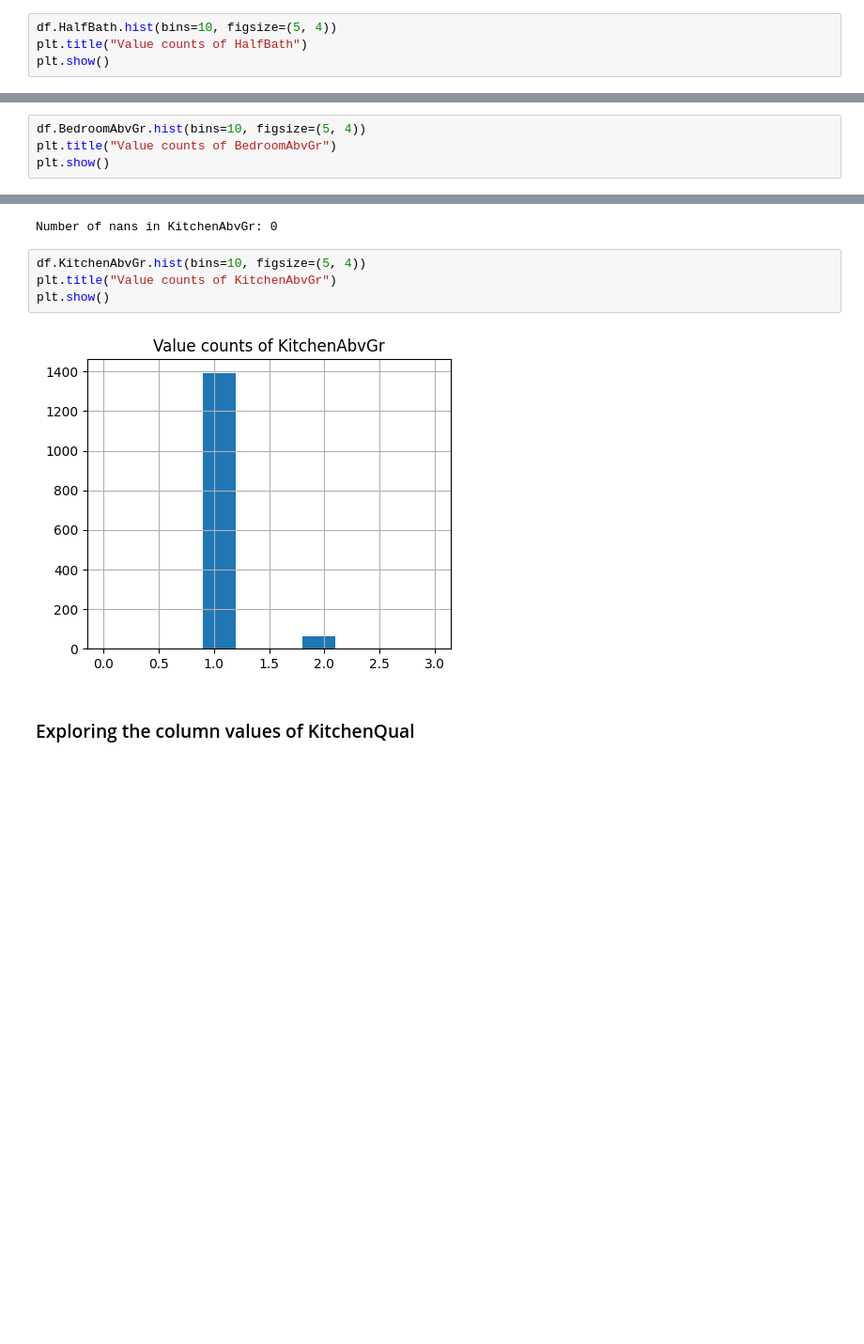
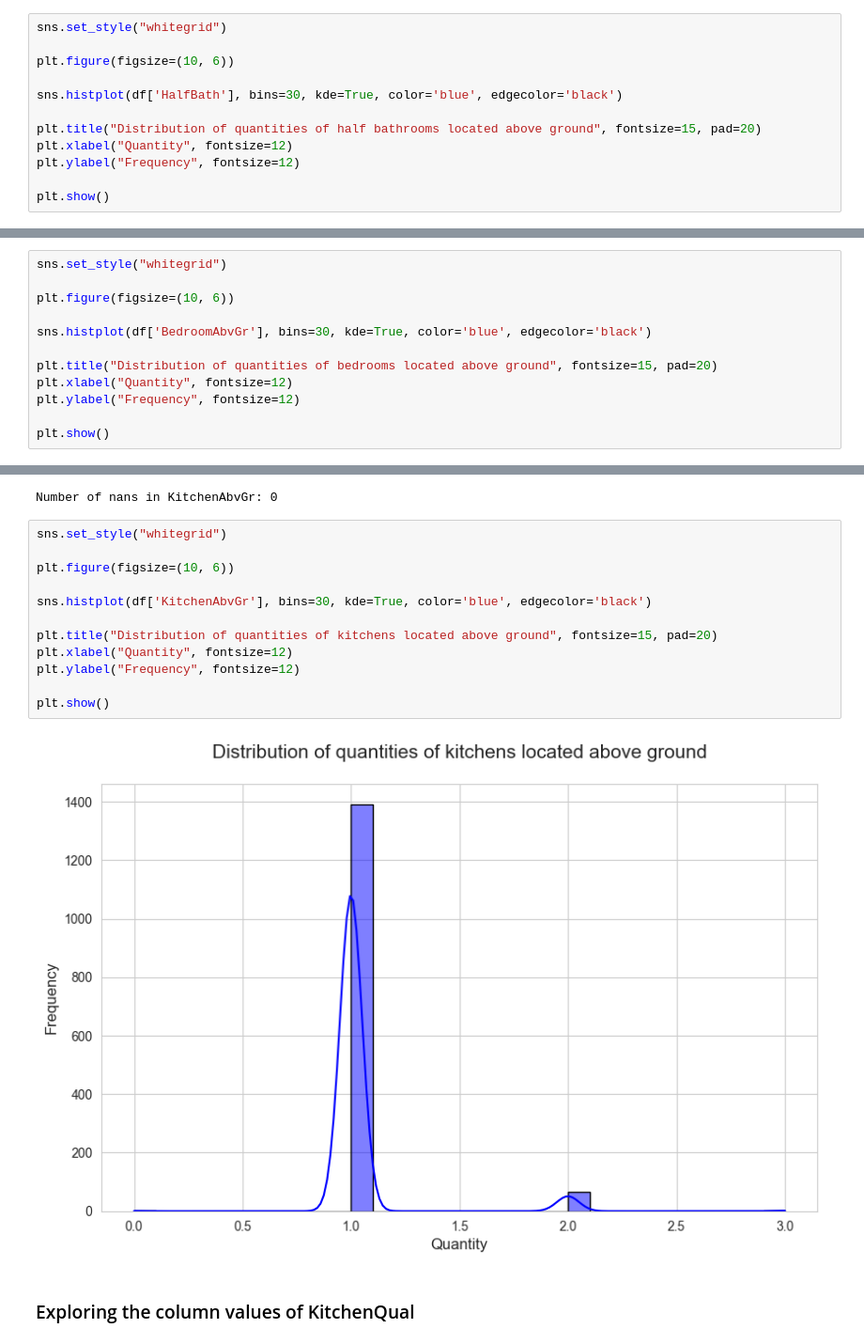
Before and after one commit to Jonik233/kaggle_house_prices, a Jupyter notebook: eda/house_rooms_eda.ipynb, the cells around one changed output, grey strips where cells are left out. Shown at 94% size. Cells and saved outputs as stored; diff of their text form; blank space fills up the shorter version.

```diff
--- a/eda/house_rooms_eda.ipynb
+++ b/eda/house_rooms_eda.ipynb
@@ -67,5 +75,13 @@ Number of nans in FullBath: 0
 # %%
-df.HalfBath.hist(bins=10, figsize=(5, 4))
-plt.title("Value counts of HalfBath")
+sns.set_style("whitegrid")
+
+plt.figure(figsize=(10, 6))
+
+sns.histplot(df['HalfBath'], bins=30, kde=True, color='blue', edgecolor='black')
+
+plt.title("Distribution of quantities of half bathrooms located above ground", fontsize=15, pad=20)
+plt.xlabel("Quantity", fontsize=12)
+plt.ylabel("Frequency", fontsize=12)
+
 plt.show()
 # %% [output]
@@ -90,7 +106,15 @@ print(f"Number of nans in BedroomAbvGr: {n_nan}")
 # %% [output]
 Number of nans in BedroomAbvGr: 0
 # %%
-df.BedroomAbvGr.hist(bins=10, figsize=(5, 4))
-plt.title("Value counts of BedroomAbvGr")
+sns.set_style("whitegrid")
+
+plt.figure(figsize=(10, 6))
+
+sns.histplot(df['BedroomAbvGr'], bins=30, kde=True, color='blue', edgecolor='black')
+
+plt.title("Distribution of quantities of bedrooms located above ground", fontsize=15, pad=20)
+plt.xlabel("Quantity", fontsize=12)
+plt.ylabel("Frequency", fontsize=12)
+
 plt.show()
 # %% [output]
@@ -115,11 +139,19 @@ print(f"Number of nans in KitchenAbvGr: {n_nan}")
 # %% [output]
 Number of nans in KitchenAbvGr: 0
 # %%
-df.KitchenAbvGr.hist(bins=10, figsize=(5, 4))
-plt.title("Value counts of KitchenAbvGr")
+sns.set_style("whitegrid")
+
+plt.figure(figsize=(10, 6))
+
+sns.histplot(df['KitchenAbvGr'], bins=30, kde=True, color='blue', edgecolor='black')
+
+plt.title("Distribution of quantities of kitchens located above ground", fontsize=15, pad=20)
+plt.xlabel("Quantity", fontsize=12)
+plt.ylabel("Frequency", fontsize=12)
+
 plt.show()
 # %% [output]
-[figure, old version]
+[figure, new version]
 # %% [markdown]
 ### Exploring the column values of KitchenQual
 # %%
```
Also changed, not shown: parts of 5 cells of this notebook.
